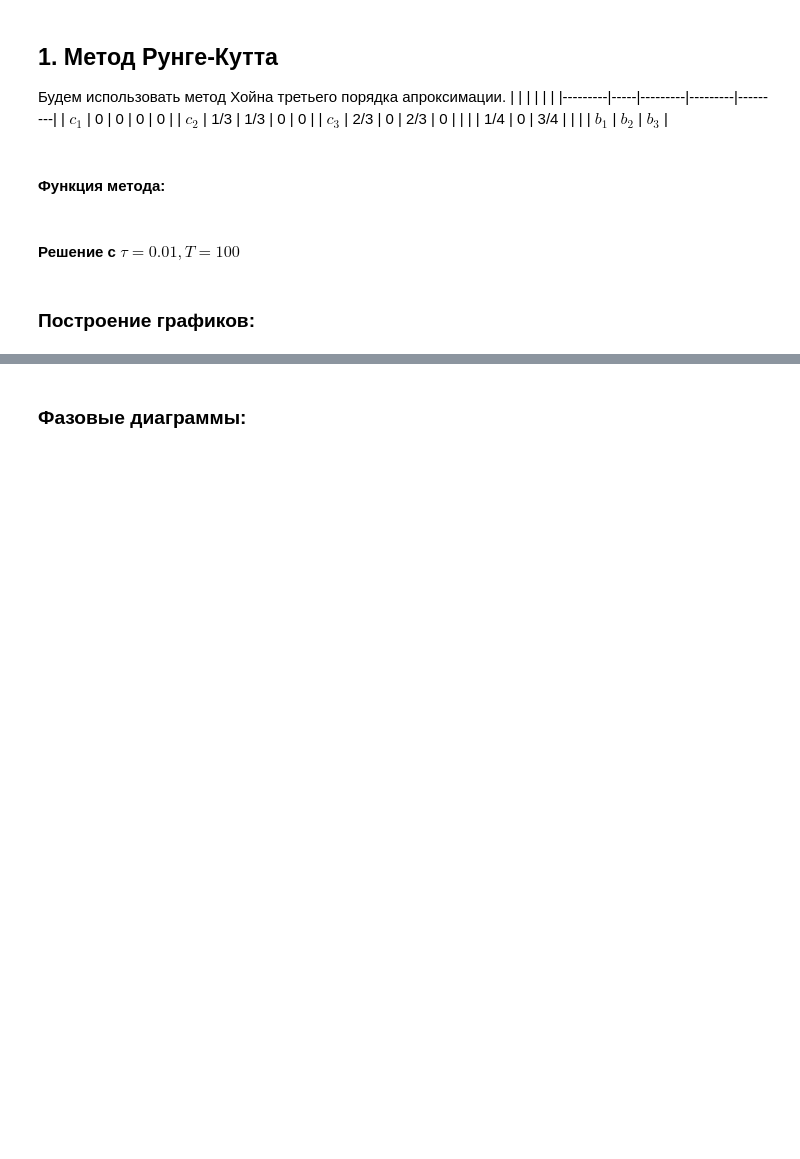
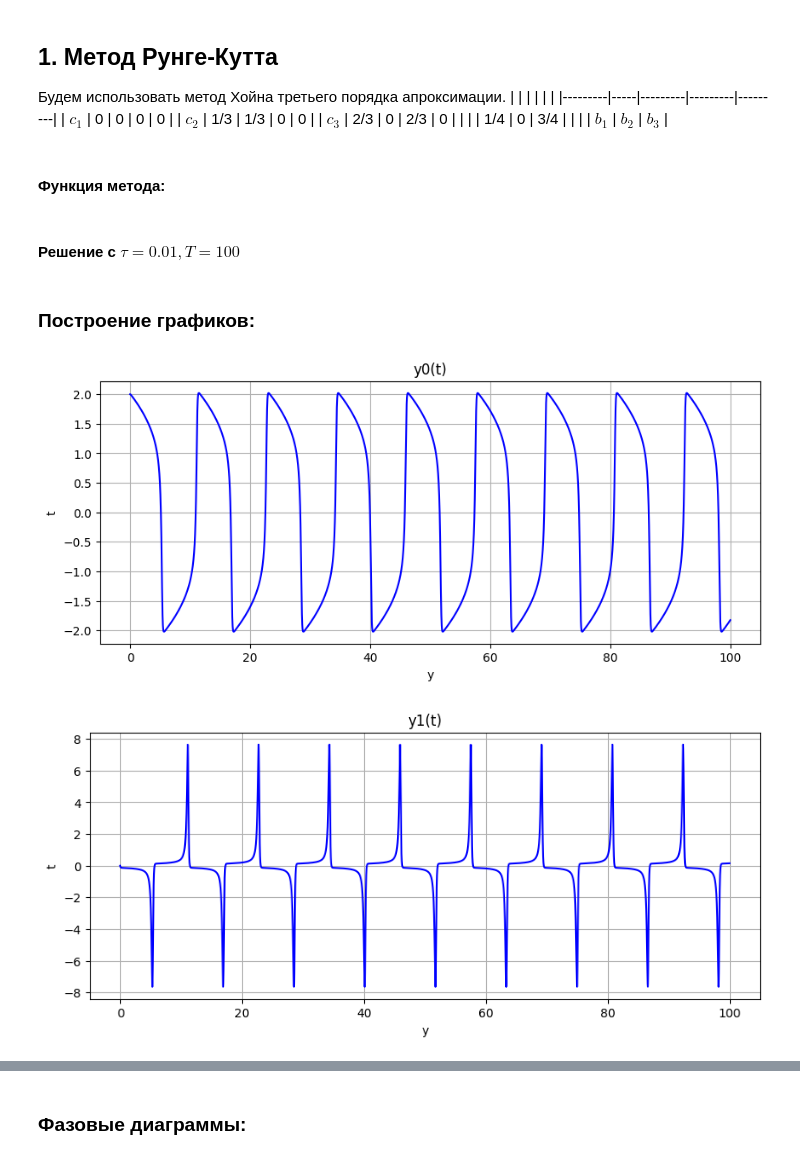
Before and after one commit to RustamSubkhankulov/computational-math, a Jupyter notebook: lab-6-ode/ode.ipynb, the cells around one changed output, grey strips where cells are left out. Drawn from its saved outputs; the diff is of its cells as text; code cells hidden in the pictures; blank space fills up the shorter version.

Commit message:
lab6: add pictures

```diff
--- a/lab-6-ode/ode.ipynb
+++ b/lab-6-ode/ode.ipynb
@@ -67,18 +67,21 @@ def rungekutta(y0, tau, T):
 t_r, y_r = rungekutta(y0, 0.01, 100)
 # %% [markdown]
 ### Построение графиков:
-# %%
-def graph(t, y, ind):
-
-    plt.figure(figsize=[10, 4])
-    plt.plot(t[:len(y)], y[:,ind], 'b-')
-
-    plt.title(f"y{ind}(t)")
-    plt.grid()
-    plt.xlabel('y')
-    plt.ylabel('t')
-
-    plt.show()
-
-graph(t_r, y_r, 0)
-graph(t_r, y_r, 1)
+# %%
+def graph(t, y, ind, filename):
+
+    plt.figure(figsize=[10, 4])
+    plt.plot(t[:len(y)], y[:,ind], 'b-')
+
+    plt.title(f"y{ind}(t)")
+    plt.grid()
+    plt.xlabel('y')
+    plt.ylabel('t')
+
+    plt.savefig(filename)
+
+graph(t_r, y_r, 0, 'pictures/rk_y1.png')
+graph(t_r, y_r, 1, 'pictures/rk_y2.png')
+# %% [output]
+[figure, added]
+[figure, added]
```
Also changed, not shown: parts of 17 cells of this notebook, 12 other files.
